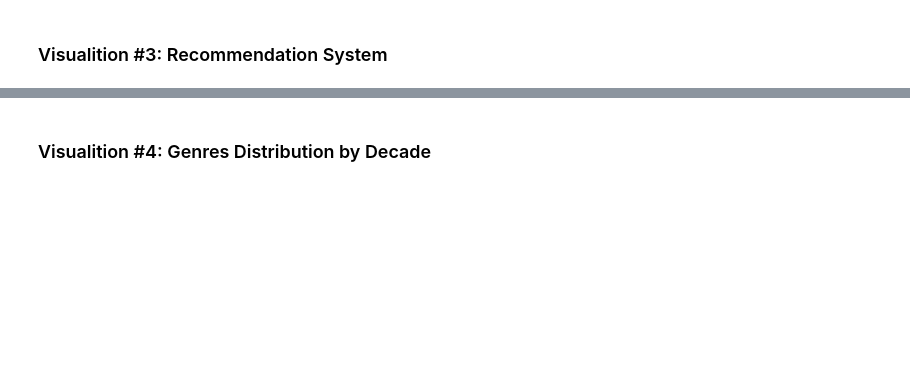
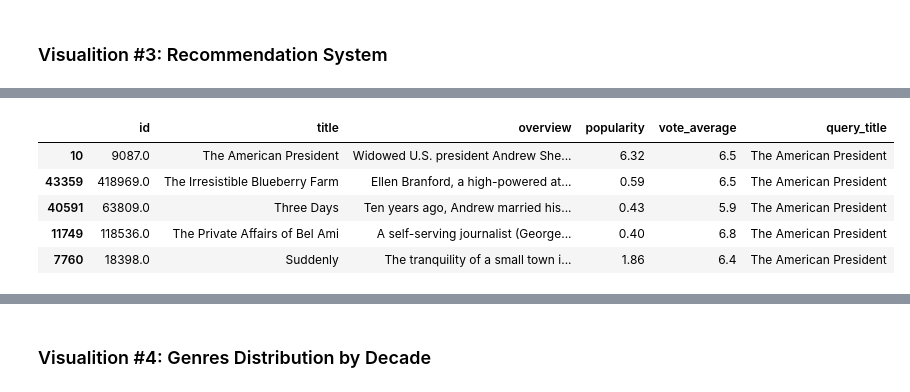
Before and after one commit to balajigandhi/msds_dtsa5304, a Jupyter notebook: The_Movies_Dataset.ipynb, the cells around one changed output, grey strips where cells are left out. Cells and saved outputs as stored; diff of their text form; code cells hidden in the pictures; blank space fills up the shorter version.

```diff
--- a/The_Movies_Dataset.ipynb
+++ b/The_Movies_Dataset.ipynb
@@ -333,0 +293,29 @@ alt.Chart(similar_movies).mark_point().encode(
+# %%
+# Function to find similar movies
+def find_similar_movies(movie_title, top_n=10):
+    idx = movies_metadata_overview[movies_metadata_overview['title'] == movie_title].index[0]
+    query_embedding = embeddings[idx].reshape(1, -1)
+
+    # Calculate cosine similarity between the query and all movie embeddings
+    similarities = cosine_similarity(query_embedding, embeddings).flatten()
+
+    # Get the top N similar movies
+    similar_indices = similarities.argsort()[::-1][1:top_n+1]
+    similar_indices = np.append(idx, similar_indices)
+    similar_movies = movies_metadata_overview.iloc[similar_indices]
+
+    return similar_movies
+
+# pick 5 movies from the top 100 movies
+filtered_movies = movies_metadata_credits.head(100).sample(5)
+similar_movies = pd.concat([find_similar_movies(movie_title).assign(query_title=movie_title) for movie_title in filtered_movies['title']])
+similar_movies = similar_movies.copy()
+similar_movies['popularity'] = similar_movies['popularity'].astype(float).round(2)
+similar_movies.head()
+# %% [output]
+|  | id | title | overview | popularity | vote_average | query_title |
+| 10 | 9087.0 | The American President | Widowed U.S. president Andrew She... | 6.32 | 6.5 | The American President |
+| 43359 | 418969.0 | The Irresistible Blueberry Farm | Ellen Branford, a high-powered at... | 0.59 | 6.5 | The American President |
+| 40591 | 63809.0 | Three Days | Ten years ago, Andrew married his... | 0.43 | 5.9 | The American President |
+| 11749 | 118536.0 | The Private Affairs of Bel Ami | A self-serving journalist (George... | 0.40 | 6.8 | The American President |
+| 7760 | 18398.0 | Suddenly | The tranquility of a small town i... | 1.86 | 6.4 | The American President |
```
Also changed, not shown: parts of 16 cells of this notebook.
